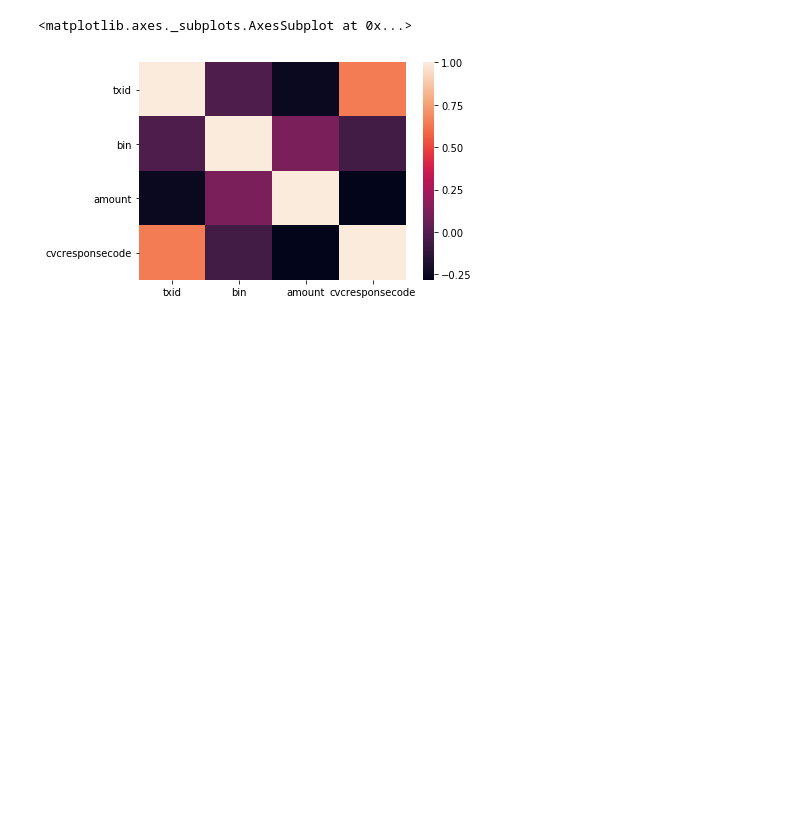
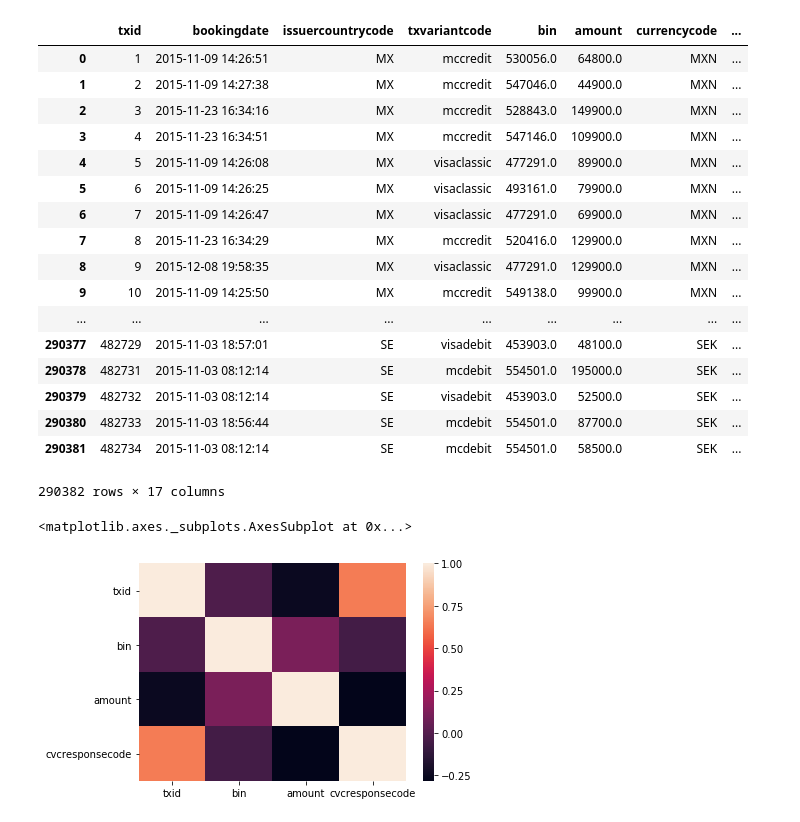
Before and after one commit to enreina/cs4035-lab, a Jupyter notebook: lab1/fraud_detection.ipynb, the cells around one changed output. Drawn from its saved outputs; the diff is of its cells as text; code cells hidden in the pictures; blank space fills up the shorter version.

Commit message:
hi
data

Co-Authored-By: nivedita-256 <nivedita-256@users.noreply.github.com>

```diff
--- a/lab1/fraud_detection.ipynb
+++ b/lab1/fraud_detection.ipynb
@@ -1,9 +1,29 @@
 # %%
 import pandas as pd
 import matplotlib.pyplot as plt
 import seaborn as sns
 
 data = pd.read_csv("data/data_for_student_case.csv")
+data
+# %% [output]
+|  | txid | bookingdate | issuercountrycode | txvariantcode | bin | amount | currencycode | ... |
+| 0 | 1 | 2015-11-09 14:26:51 | MX | mccredit | 530056.0 | 64800.0 | MXN | ... |
+| 1 | 2 | 2015-11-09 14:27:38 | MX | mccredit | 547046.0 | 44900.0 | MXN | ... |
+| 2 | 3 | 2015-11-23 16:34:16 | MX | mccredit | 528843.0 | 149900.0 | MXN | ... |
+| 3 | 4 | 2015-11-23 16:34:51 | MX | mccredit | 547146.0 | 109900.0 | MXN | ... |
+| 4 | 5 | 2015-11-09 14:26:08 | MX | visaclassic | 477291.0 | 89900.0 | MXN | ... |
+| 5 | 6 | 2015-11-09 14:26:25 | MX | visaclassic | 493161.0 | 79900.0 | MXN | ... |
+| 6 | 7 | 2015-11-09 14:26:47 | MX | visaclassic | 477291.0 | 69900.0 | MXN | ... |
+| 7 | 8 | 2015-11-23 16:34:29 | MX | mccredit | 520416.0 | 129900.0 | MXN | ... |
+| 8 | 9 | 2015-12-08 19:58:35 | MX | visaclassic | 477291.0 | 129900.0 | MXN | ... |
+| 9 | 10 | 2015-11-09 14:25:50 | MX | mccredit | 549138.0 | 99900.0 | MXN | ... |
+| ... | ... | ... | ... | ... | ... | ... | ... | ... |
+| 290377 | 482729 | 2015-11-03 18:57:01 | SE | visadebit | 453903.0 | 48100.0 | SEK | ... |
+| 290378 | 482731 | 2015-11-03 08:12:14 | SE | mcdebit | 554501.0 | 195000.0 | SEK | ... |
+| 290379 | 482732 | 2015-11-03 08:12:14 | SE | visadebit | 453903.0 | 52500.0 | SEK | ... |
+| 290380 | 482733 | 2015-11-03 18:56:44 | SE | mcdebit | 554501.0 | 87700.0 | SEK | ... |
+| 290381 | 482734 | 2015-11-03 08:12:14 | SE | mcdebit | 554501.0 | 58500.0 | SEK | ... |
+290382 rows × 17 columns
 # %%
 sns.heatmap(data.corr()) # not proper way I think
 # %% [output]
```
